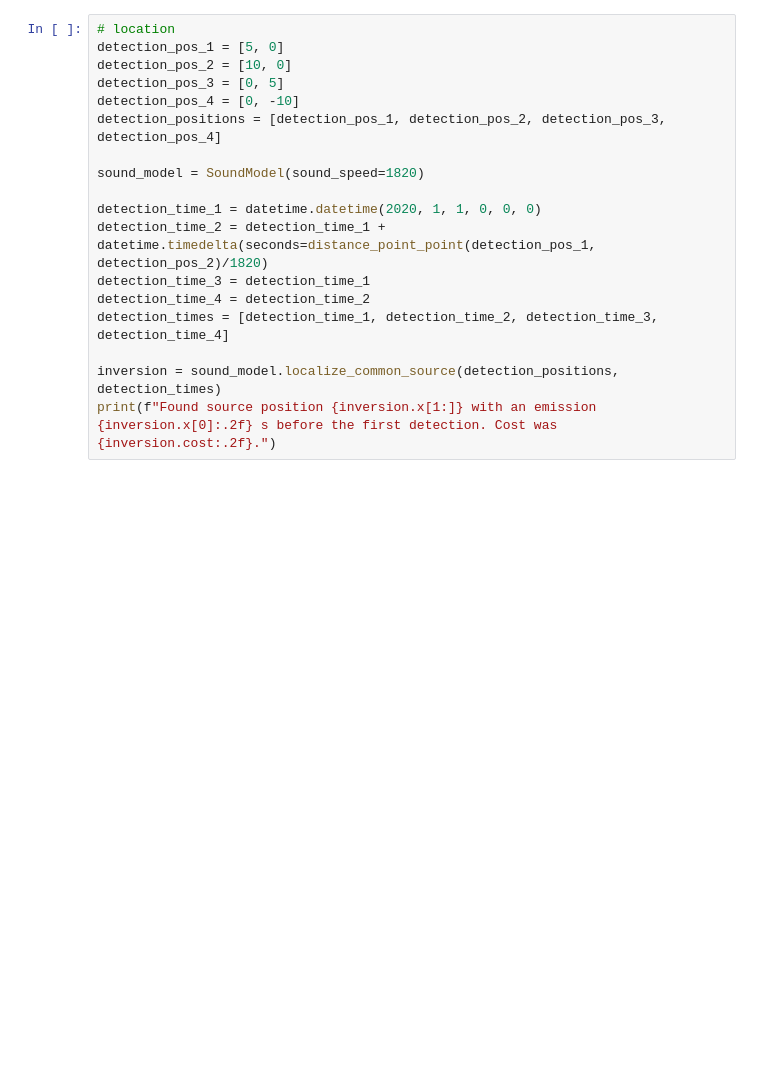
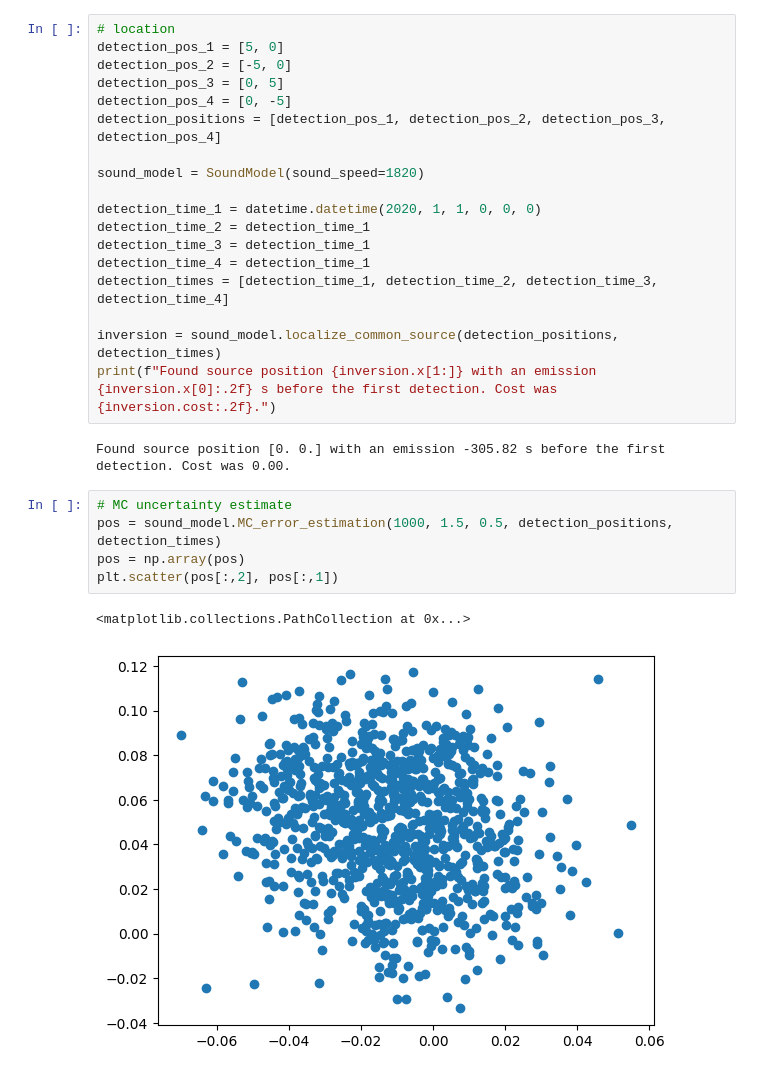
Before and after one commit to GEO-OCEAN-hydroacoustic/toolbox, a Jupyter notebook: src/notebooks/demo/sound_model.ipynb, the cells around one changed output. Drawn from its saved outputs; the diff is of its cells as text; blank space fills up the shorter version.

```diff
--- a/src/notebooks/demo/sound_model.ipynb
+++ b/src/notebooks/demo/sound_model.ipynb
@@ -17,18 +26,28 @@ print(f"(Distance is {distance_point_point(pos_1, pos_2)/1_000:.2f} km)")
 # %%
 # location
 detection_pos_1 = [5, 0]
-detection_pos_2 = [10, 0]
+detection_pos_2 = [-5, 0]
 detection_pos_3 = [0, 5]
-detection_pos_4 = [0, -10]
+detection_pos_4 = [0, -5]
 detection_positions = [detection_pos_1, detection_pos_2, detection_pos_3, detection_pos_4]
 
 sound_model = SoundModel(sound_speed=1820)
 
 detection_time_1 = datetime.datetime(2020, 1, 1, 0, 0, 0)
-detection_time_2 = detection_time_1 + datetime.timedelta(seconds=distance_point_point(detection_pos_1, detection_pos_2)/1820)
+detection_time_2 = detection_time_1
 detection_time_3 = detection_time_1
-detection_time_4 = detection_time_2
+detection_time_4 = detection_time_1
 detection_times = [detection_time_1, detection_time_2, detection_time_3, detection_time_4]
 
 inversion = sound_model.localize_common_source(detection_positions, detection_times)
 print(f"Found source position {inversion.x[1:]} with an emission {inversion.x[0]:.2f} s before the first detection. Cost was {inversion.cost:.2f}.")
+# %% [output]
+Found source position [0. 0.] with an emission -305.82 s before the first detection. Cost was 0.00.
+# %%
+# MC uncertainty estimate
+pos = sound_model.MC_error_estimation(1000, 1.5, 0.5, detection_positions, detection_times)
+pos = np.array(pos)
+plt.scatter(pos[:,2], pos[:,1])
+# %% [output]
+<matplotlib.collections.PathCollection at 0x...>
+[figure, added]
```
Also changed, not shown: parts of 2 cells of this notebook, 11 other files.
